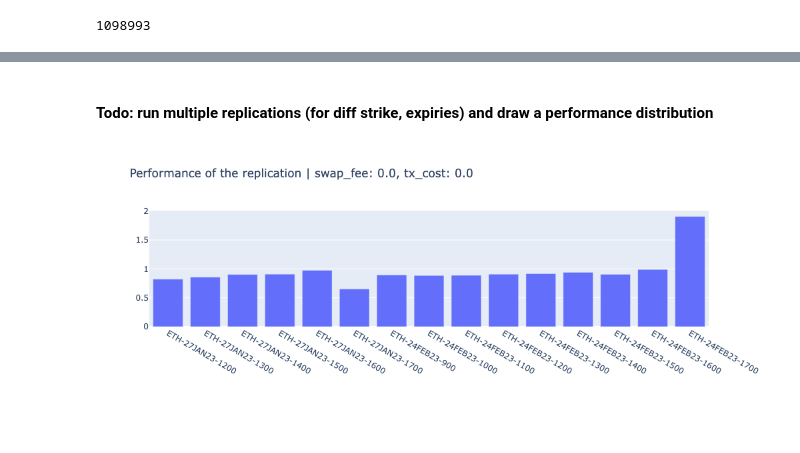
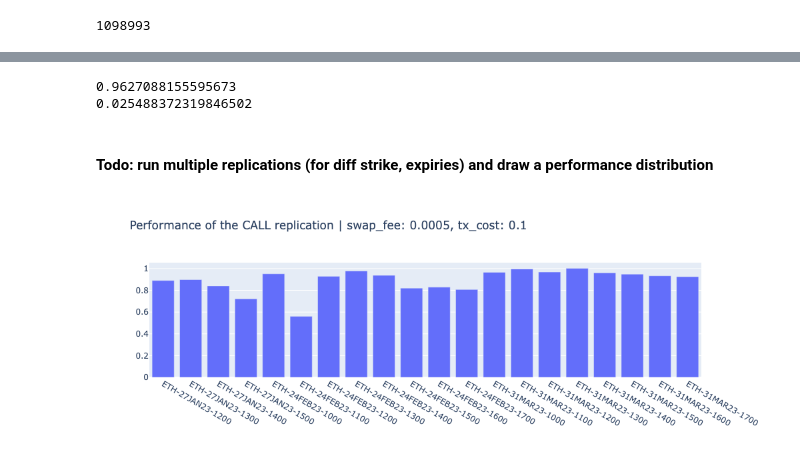
Before and after one commit to DeltaDex-Protocol/research, a Jupyter notebook: backtests.ipynb, the cells around one changed output, grey strips where cells are left out. Saved outputs shown, nothing was run; the diff lists cells and outputs as text; code cells hidden in the pictures; blank space fills up the shorter version.

Commit message:
calls

```diff
--- a/backtests.ipynb
+++ b/backtests.ipynb
@@ -171,7 +190,7 @@ $$\Delta =  2 \cdot \max \{abs(replicated\:pnl),\: abs(option\: pnl)\} $$
 # %%
-def performance(option_name):
+def performance(option_name, option_type):
 
-    filtered = preprocessing(option_name = option_name, option_type = 'put')
+    filtered = preprocessing(option_name = option_name, option_type = option_type)
     filtered = filtered[(filtered.index == len(filtered.index) - 1) | (filtered.index % 18 == 0)]
     replicated_pnl = backtest(filtered)
 
@@ -191,7 +210,7 @@ def performance(option_name):
     print("rep_pnl: {}, initial_price: {}, pnl: {}".format(replicated_pnl, initial_price, pnl))
     print('------')
 
-    shift = 2 * max(abs(replicated_pnl), abs(pnl))
+    # shift = 2 * max(abs(replicated_pnl), abs(pnl))
 
     # if pnl > 0:
     #     if replicated_pnl > 0:
@@ -216,5 +235,8 @@ def performance(option_name):
 # %%
 options_names = ['ETH-27JAN23-1200', 'ETH-27JAN23-1300', 'ETH-27JAN23-1400', 'ETH-27JAN23-1500', 'ETH-27JAN23-1600', 'ETH-27JAN23-1700']
 
-options_names = options_names + ['ETH-24FEB23-900', 'ETH-24FEB23-1000', 'ETH-24FEB23-1100', 'ETH-24FEB23-1200', 'ETH-24FEB23-1300', 'ETH-24FEB23-1400',
+options_names = options_names + ['ETH-24FEB23-1000', 'ETH-24FEB23-1100', 'ETH-24FEB23-1200', 'ETH-24FEB23-1300', 'ETH-24FEB23-1400',
                 'ETH-24FEB23-1500', 'ETH-24FEB23-1600', 'ETH-24FEB23-1700']
+
+options_names = options_names + ['ETH-31MAR23-1000', 'ETH-31MAR23-1100', 'ETH-31MAR23-1200', 'ETH-31MAR23-1300', 'ETH-31MAR23-1400',
+                'ETH-31MAR23-1500', 'ETH-31MAR23-1600', 'ETH-31MAR23-1700']
@@ -245,8 +259,9 @@ import warnings
 warnings.filterwarnings("ignore")
 # %%
 res = []
+option_type = 'call'
 
 for option_name in options_names:
-    # print(option_name)
-    res.append(performance(option_name))
+    print(option_name)
+    res.append(performance(option_name, option_type = option_type))
 # %% [output]
@@ -287,0 +305,4 @@ res
+# %%
+# res = list(filter(lambda x: x[0] != 'ETH-24FEB23-1700', res ))
+res = list(filter(lambda x: x[0] != 'ETH-27JAN23-1600', res ))
+res = list(filter(lambda x: x[0] != 'ETH-24FEB23-900', res ))
@@ -296,3 +331,9 @@ print(np.std(list(map(lambda x: x[1], res[:-1]))))
+# %%
+print(np.mean(list(map(lambda x: x[1], res3))))
+print(np.std(list(map(lambda x: x[1], res3))))
+# %% [output]
+0.9627088155595673
+0.025488372319846502
 # %%
 # filtered
 # %% [markdown]
@@ -307,20 +349,20 @@ import plotly.express as px
 # %%
 # dices2 = pd.DataFrame(np.random.randint(low=1, high=7, size=(100, 2)), columns=('Кость 1', 'Кость 2'))
 # dices2['Сумма'] = dices2['Кость 1'] + dices2['Кость 2']
 # dices3 = pd.DataFrame(np.random.randint(low=1, high=7, size=(1000, 2)), columns=('Кость 1', 'Кость 2'))
 # dices3['Сумма'] = dices3['Кость 1'] + dices3['Кость 2']
 
-fig = go.Figure(layout = {"title": {"text": '''Performance of the replication | swap_fee: {}, tx_cost: {}'''.format(swap_fee, tx_cost)}})
+fig = go.Figure(layout = {"title": {"text": '''Performance of the {} replication | swap_fee: {}, tx_cost: {}'''.format(option_type.upper(), swap_fee, tx_cost)}})
 # fig.add_trace(go.Histogram(x=dices['Сумма']))
 for i in range(len(res)):
     # fig.add_trace(go.Histogram(x=r))
     # fig.add_trace(go.Histogram(x=r))
     fig2 = px.bar(res[i], x=np.array([res[i][0]]), y=np.array([res[i][1]]))
 
     # fig2 = px.bar(df, x="x", y="y")
     fig.add_trace(fig2.data[0])
 
 # fig.add_trace(go.Histogram(x=dices3['Сумма']))
 fig.show()
 # %% [output]
-[figure, old version]
+[figure, new version]
```
Also changed, not shown: parts of 19 cells of this notebook.
